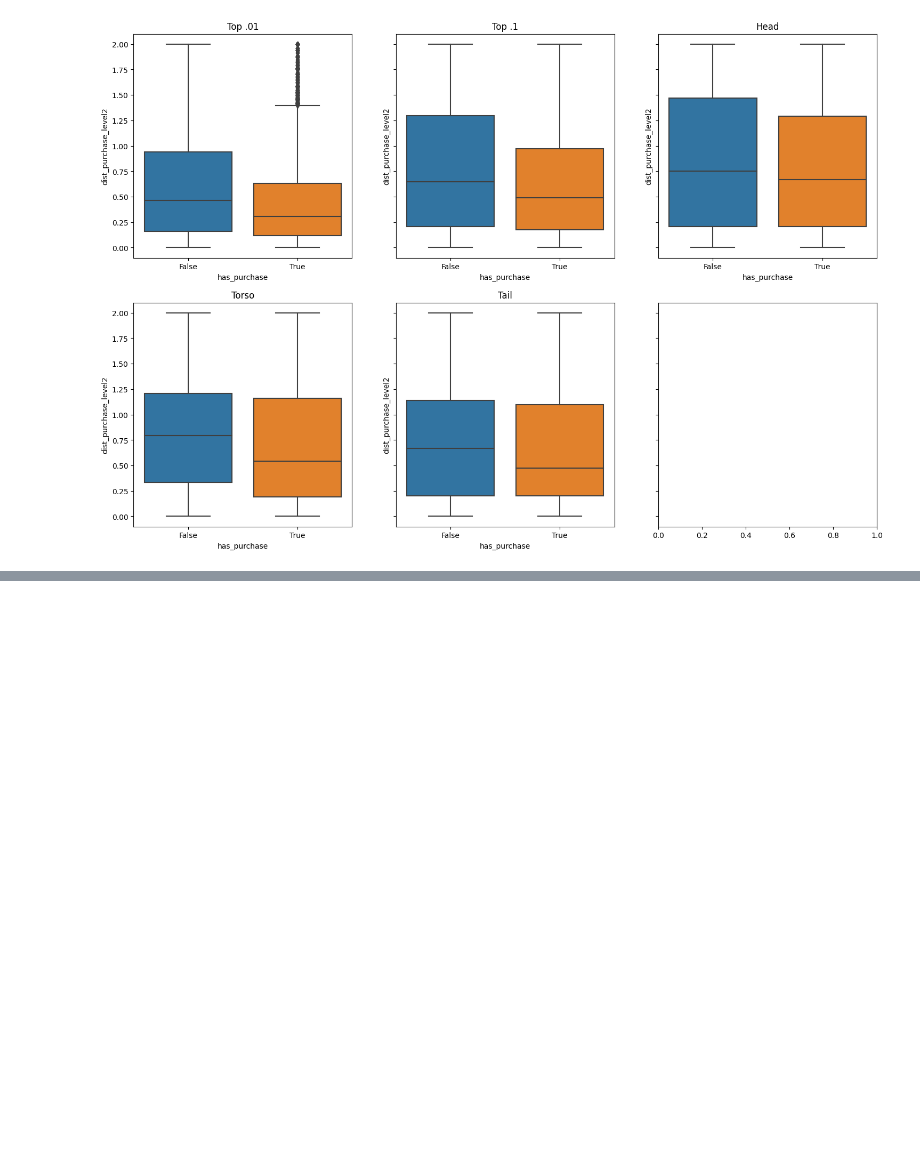
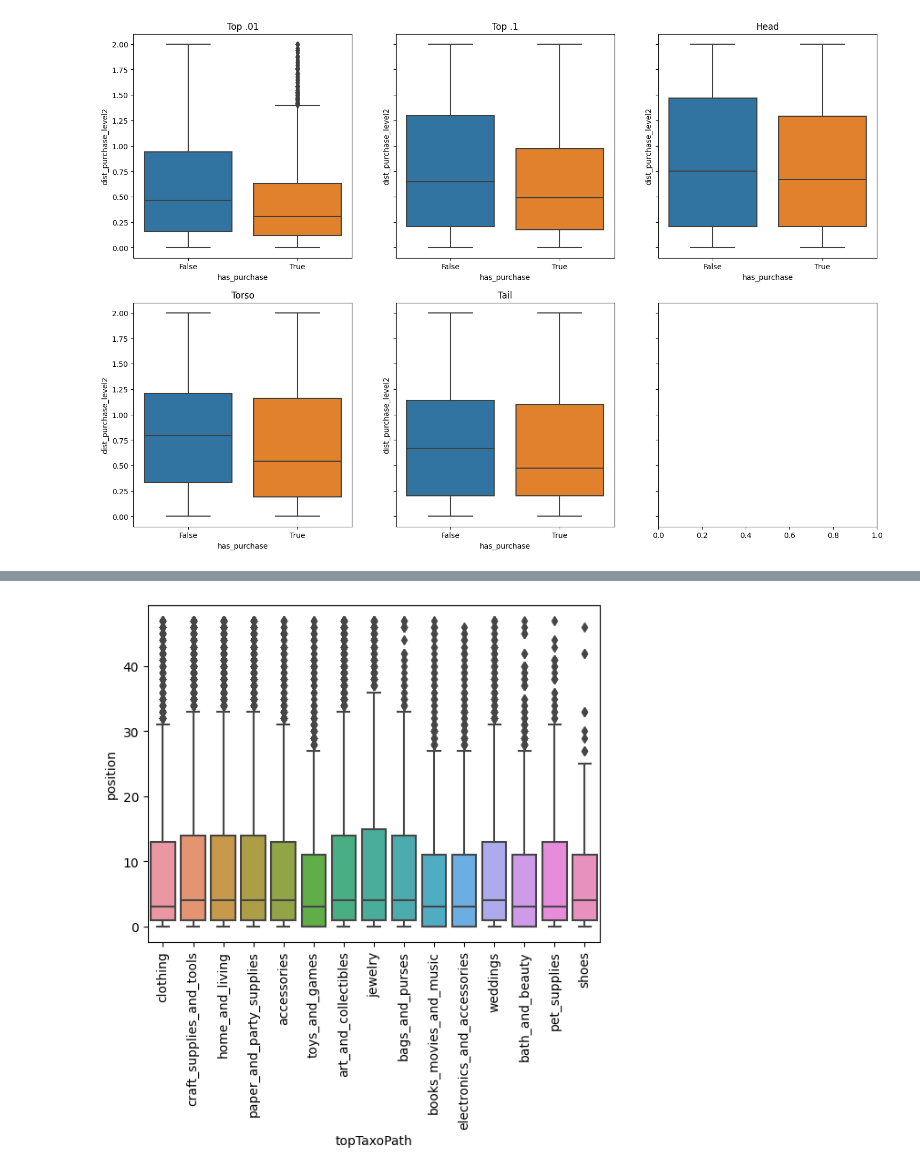
Before and after one commit to yqngzh/yzhang-adhoc-analysis, a Jupyter notebook: 2023Q3_query_taxonomy/6_boost_distribution_match_opp_sizing.ipynb, the cells around one changed output, grey strips where cells are left out. Cells and saved outputs as stored; diff of their text form; code cells hidden in the pictures; blank space fills up the shorter version.

Commit message:
Boost only certain taxonomy analysis

```diff
--- a/2023Q3_query_taxonomy/6_distribution_match_opp_sizing.ipynb
+++ b/2023Q3_query_taxonomy/6_boost_distribution_match_opp_sizing.ipynb
@@ -331,0 +359,8 @@ plt.show()
+# %%
+df["topTaxoPath"] = df.taxonomyPath.apply(lambda x: None if x is None else x.split(".")[0])
+# %%
+ax = sns.boxplot(x=df.topTaxoPath, y=df.position)
+ax.set_xticklabels(ax.get_xticklabels(),rotation=90)
+plt.show()
+# %% [output]
+[figure, added]
```
Also changed, not shown: parts of 11 cells of this notebook, 1 other file.
